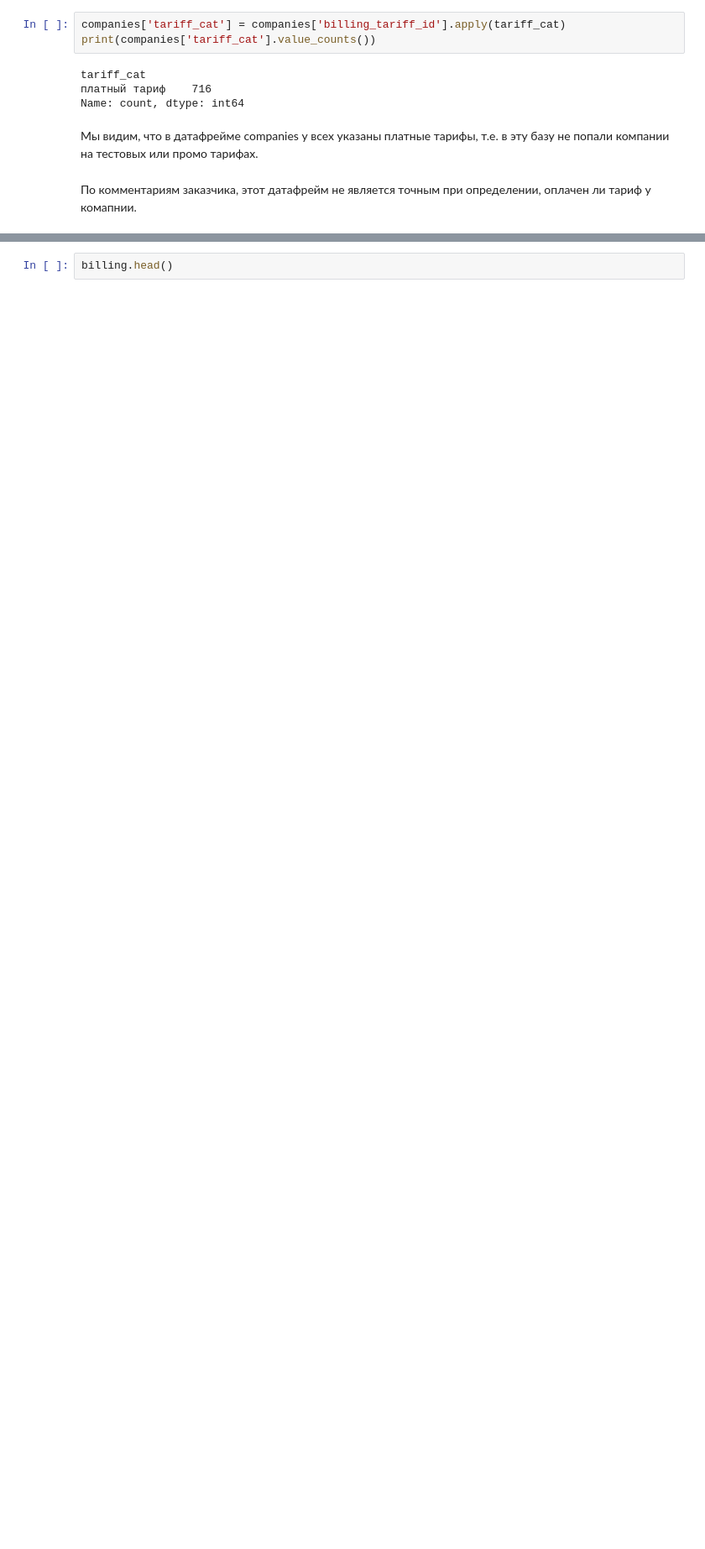
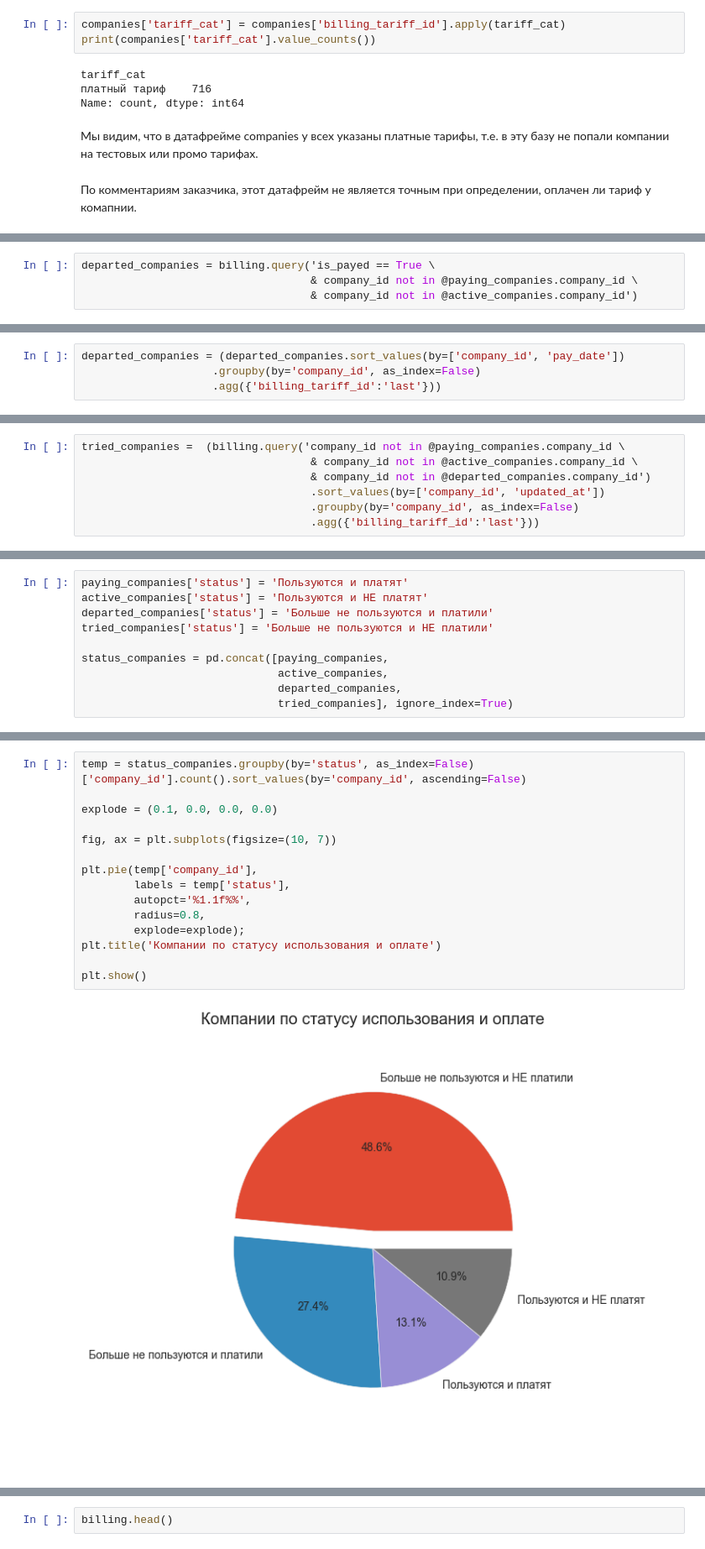
Before and after one commit to laringerman/gectaro, a Jupyter notebook: lgg_masterskaya_gectaro_240404_1.ipynb, the cells around one changed output, grey strips where cells are left out. Shown: that part at 84% size. Drawn from its saved outputs; the diff is of its cells as text; blank space fills up the shorter version.

Commit message:
tarif analysis

```diff
--- a/lgg_masterskaya_gectaro_240404_1.ipynb
+++ b/lgg_masterskaya_gectaro_240404_1.ipynb
@@ -897,0 +835,4 @@ memory usage: 51.0+ KB
+# %%
+departed_companies = billing.query('is_payed == True \
+                                   & company_id not in @paying_companies.company_id \
+                                   & company_id not in @active_companies.company_id')
@@ -897,0 +841,4 @@ memory usage: 51.0+ KB
+# %%
+departed_companies = (departed_companies.sort_values(by=['company_id', 'pay_date'])
+                    .groupby(by='company_id', as_index=False)
+                    .agg({'billing_tariff_id':'last'}))
@@ -897,0 +851,7 @@ memory usage: 51.0+ KB
+# %%
+tried_companies =  (billing.query('company_id not in @paying_companies.company_id \
+                                   & company_id not in @active_companies.company_id \
+                                   & company_id not in @departed_companies.company_id')
+                                   .sort_values(by=['company_id', 'updated_at'])
+                                   .groupby(by='company_id', as_index=False)
+                                   .agg({'billing_tariff_id':'last'}))
@@ -897,0 +866,10 @@ memory usage: 51.0+ KB
+# %%
+paying_companies['status'] = 'Пользуются и платят'
+active_companies['status'] = 'Пользуются и НЕ платят'
+departed_companies['status'] = 'Больше не пользуются и платили'
+tried_companies['status'] = 'Больше не пользуются и НЕ платили'
+
+status_companies = pd.concat([paying_companies,
+                              active_companies,
+                              departed_companies,
+                              tried_companies], ignore_index=True)
@@ -897,0 +884,17 @@ memory usage: 51.0+ KB
+# %%
+temp = status_companies.groupby(by='status', as_index=False)['company_id'].count().sort_values(by='company_id', ascending=False)
+
+explode = (0.1, 0.0, 0.0, 0.0)
+
+fig, ax = plt.subplots(figsize=(10, 7))
+
+plt.pie(temp['company_id'],
+        labels = temp['status'],
+        autopct='%1.1f%%',
+        radius=0.8,
+        explode=explode);
+plt.title('Компании по статусу использования и оплате')
+
+plt.show()
+# %% [output]
+[figure, added]
```
Also changed, not shown: parts of 47 cells of this notebook.
